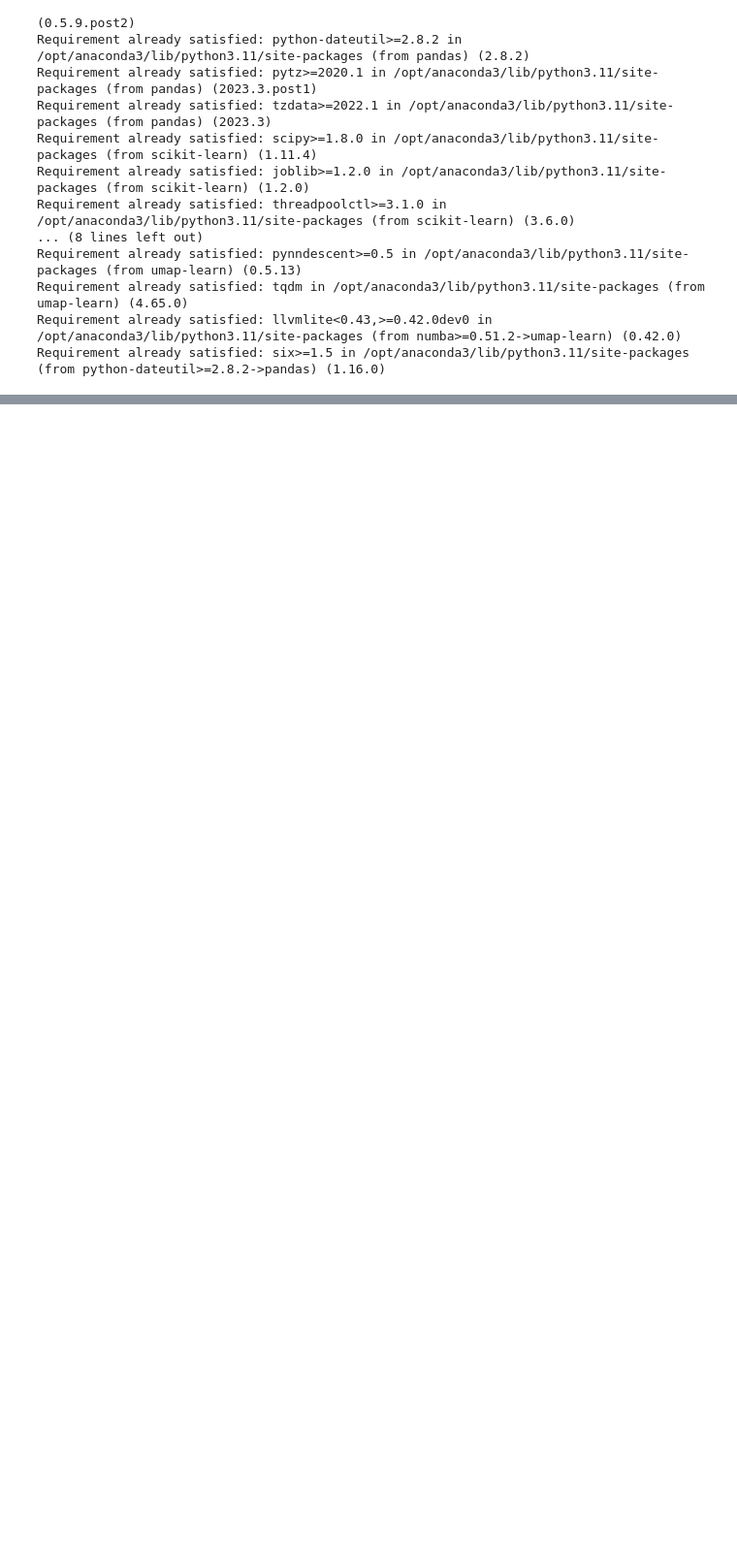
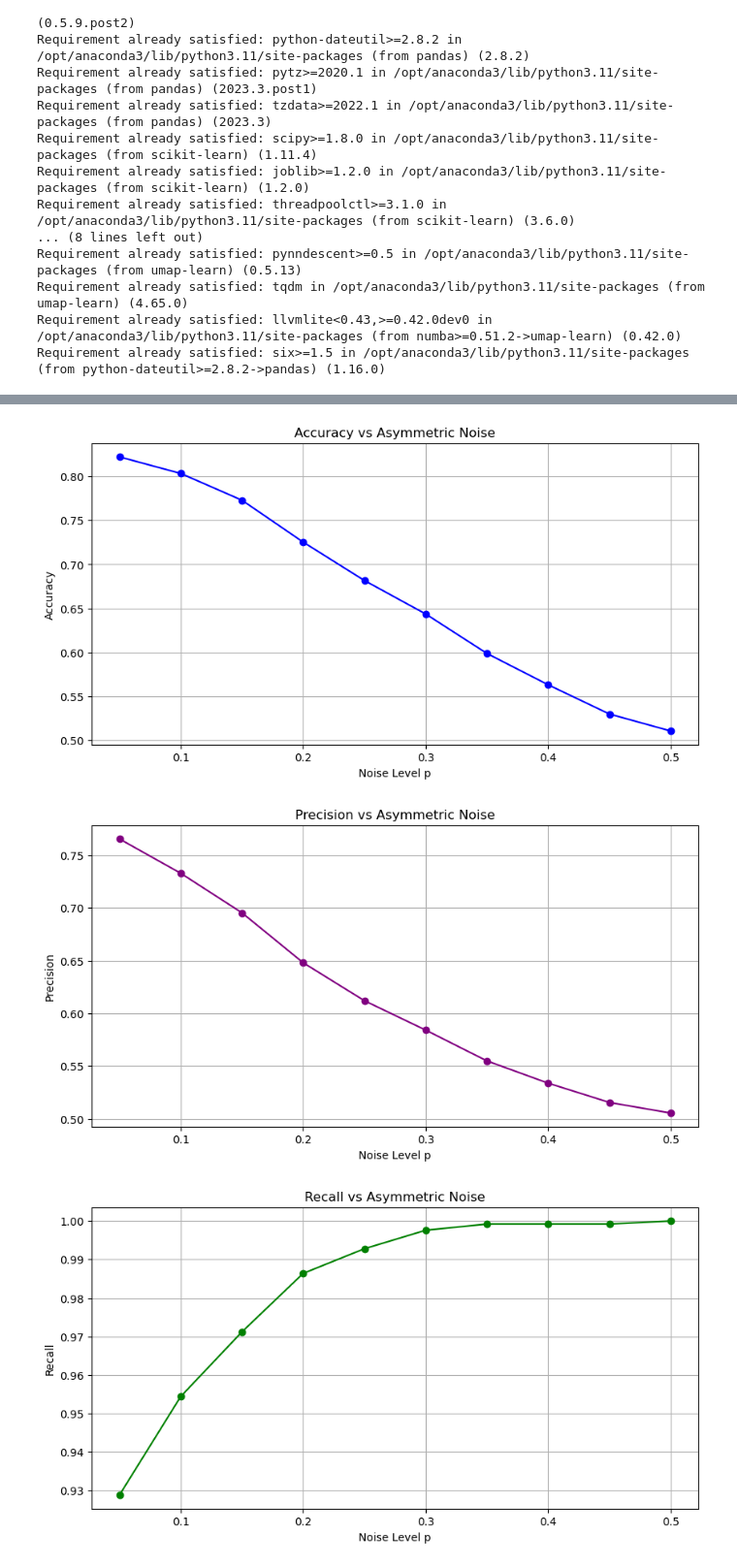
Before and after one commit to mayank2309jha/FML-2025-Group-Project, a Jupyter notebook: knn.ipynb, the cells around one changed output, grey strips where cells are left out. Shown at 97% size. Cells and saved outputs as stored; diff of their text form; code cells hidden in the pictures; blank space fills up the shorter version.

```diff
--- a/knn.ipynb
+++ b/knn.ipynb
@@ -79,0 +994,38 @@ Name: count, dtype: int64
+# %%
+# ============================================
+# PLOTTING ALL METRICS FOR ASYMMETRIC NOISE
+# ============================================
+
+def plot_metric(noise_levels, metric_values, title, ylabel, color="blue"):
+    plt.figure(figsize=(10,5))
+    plt.plot(noise_levels, metric_values, marker='o', color=color)
+    plt.title(title)
+    plt.xlabel("Noise Level p")
+    plt.ylabel(ylabel)
+    plt.grid(True)
+    plt.show()
+
+# Accuracy-family metrics
+plot_metric(noise_levels, acc_list,  "Accuracy vs Asymmetric Noise", "Accuracy")
+plot_metric(noise_levels, prec_list, "Precision vs Asymmetric Noise", "Precision", "purple")
+plot_metric(noise_levels, rec_list,  "Recall vs Asymmetric Noise", "Recall", "green")
+plot_metric(noise_levels, f1_list,   "F1 Score vs Asymmetric Noise", "F1 Score", "orange")
+plot_metric(noise_levels, auc_list,  "AUC vs Asymmetric Noise", "AUC", "red")
+
+# Calibration metrics
+plot_metric(noise_levels, logloss_list, "Log-loss vs Asymmetric Noise", "Log-loss", "brown")
+plot_metric(noise_levels, brier_list,   "Brier Score vs Asymmetric Noise", "Brier Score", "cyan")
+plot_metric(noise_levels, ece_list,     "ECE vs Asymmetric Noise", "Expected Calibration Error", "black")
+
+# Robustness metrics
+plot_metric(noise_levels, balacc_list, "Balanced Accuracy vs Asymmetric Noise", "Balanced Accuracy", "teal")
+plot_metric(noise_levels, mcc_list,    "MCC vs Asymmetric Noise", "Matthews Corrcoef", "darkred")
+plot_metric(noise_levels, kappa_list,  "Cohen's Kappa vs Asymmetric Noise", "Kappa", "darkgreen")
+
+# Confusion-matrix drift
+plot_metric(noise_levels, fp_list, "False Positives vs Asymmetric Noise", "FP", "magenta")
+plot_metric(noise_levels, fn_list, "False Negatives vs Asymmetric Noise", "FN", "olive")
+# %% [output]
+[figure, added]
+[figure, added]
+[figure, added]
```
Also changed, not shown: parts of 33 cells of this notebook.
